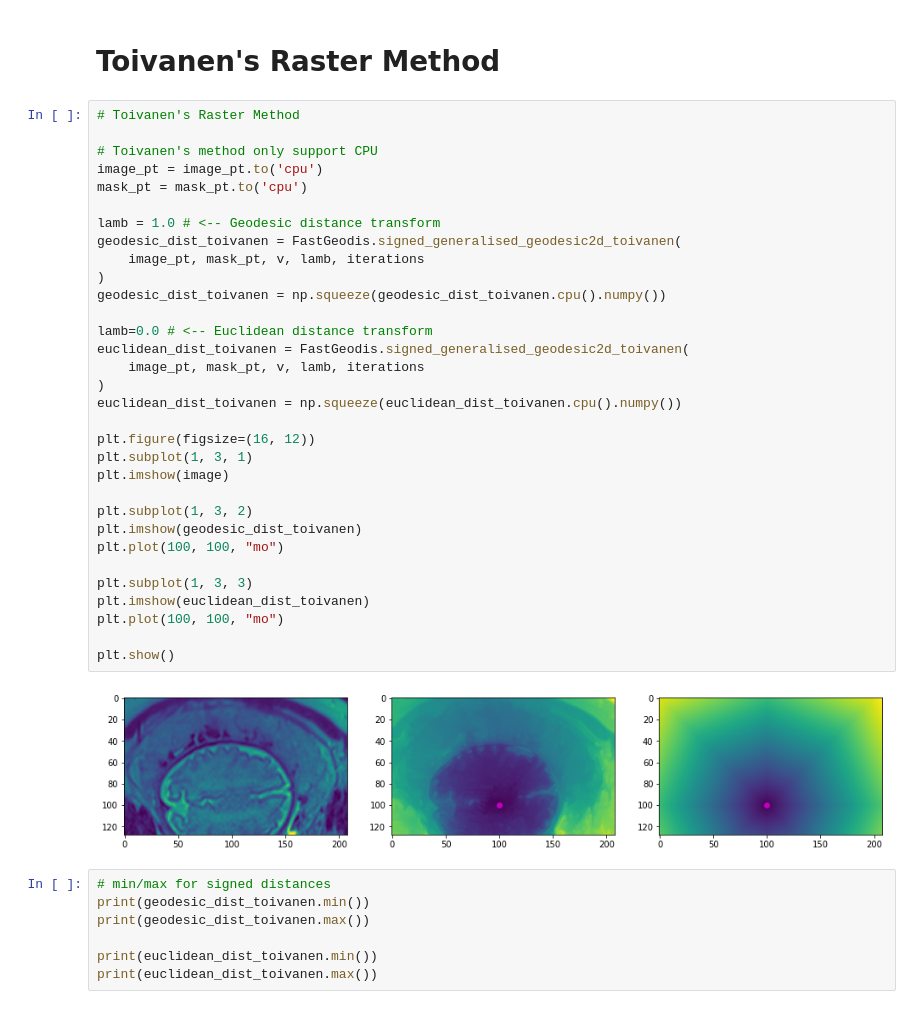
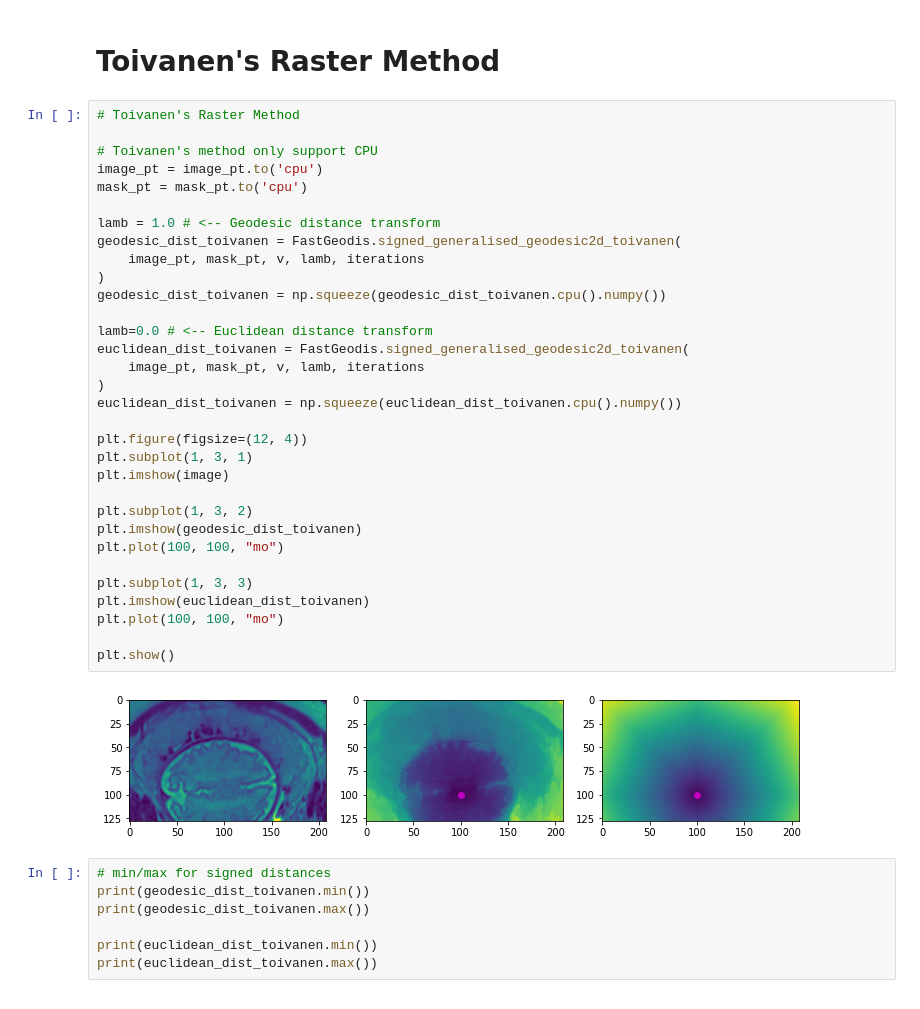
Before and after one commit to masadcv/FastGeodis, a Jupyter notebook: samples/simpledemo2d_signed.ipynb, the cells around one changed output. Saved outputs shown, nothing was run; the diff lists cells and outputs as text.

```diff
--- a/samples/simpledemo2d_signed.ipynb
+++ b/samples/simpledemo2d_signed.ipynb
@@ -86,35 +85,35 @@ print(euclidean_dist.max())
 
 # Toivanen's method only support CPU
 image_pt = image_pt.to('cpu')
 mask_pt = mask_pt.to('cpu')
 
 lamb = 1.0 # <-- Geodesic distance transform
 geodesic_dist_toivanen = FastGeodis.signed_generalised_geodesic2d_toivanen(
     image_pt, mask_pt, v, lamb, iterations
 )
 geodesic_dist_toivanen = np.squeeze(geodesic_dist_toivanen.cpu().numpy())
 
 lamb=0.0 # <-- Euclidean distance transform
 euclidean_dist_toivanen = FastGeodis.signed_generalised_geodesic2d_toivanen(
     image_pt, mask_pt, v, lamb, iterations
 )
 euclidean_dist_toivanen = np.squeeze(euclidean_dist_toivanen.cpu().numpy())
 
-plt.figure(figsize=(16, 12))
+plt.figure(figsize=(12, 4))
 plt.subplot(1, 3, 1)
 plt.imshow(image)
 
 plt.subplot(1, 3, 2)
 plt.imshow(geodesic_dist_toivanen)
 plt.plot(100, 100, "mo")
 
 plt.subplot(1, 3, 3)
 plt.imshow(euclidean_dist_toivanen)
 plt.plot(100, 100, "mo")
 
 plt.show()
 # %% [output]
-[figure, old version]
+[figure, new version]
 # %%
 # min/max for signed distances
 print(geodesic_dist_toivanen.min())
```
Also changed, not shown: parts of 2 cells of this notebook, 7 other files.
